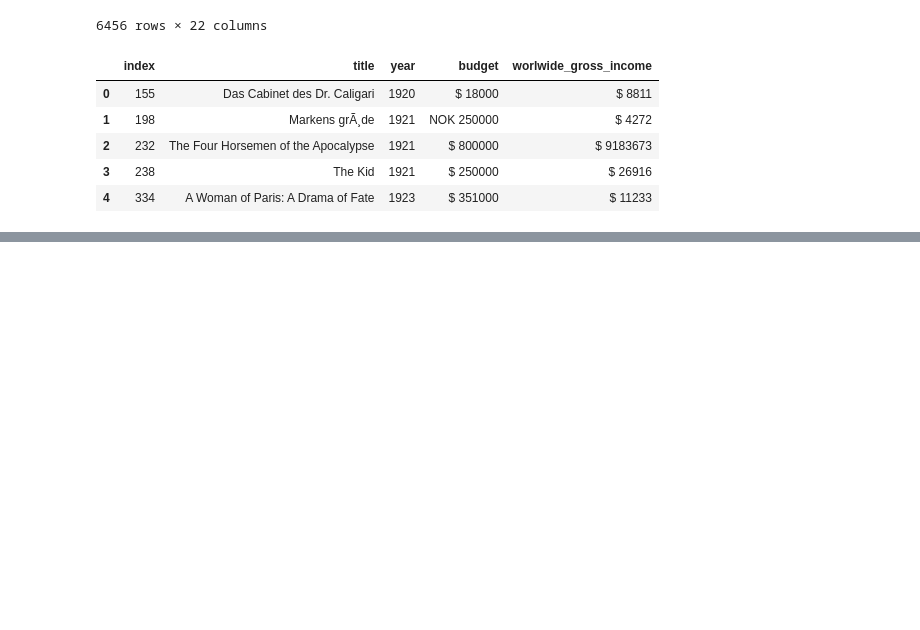
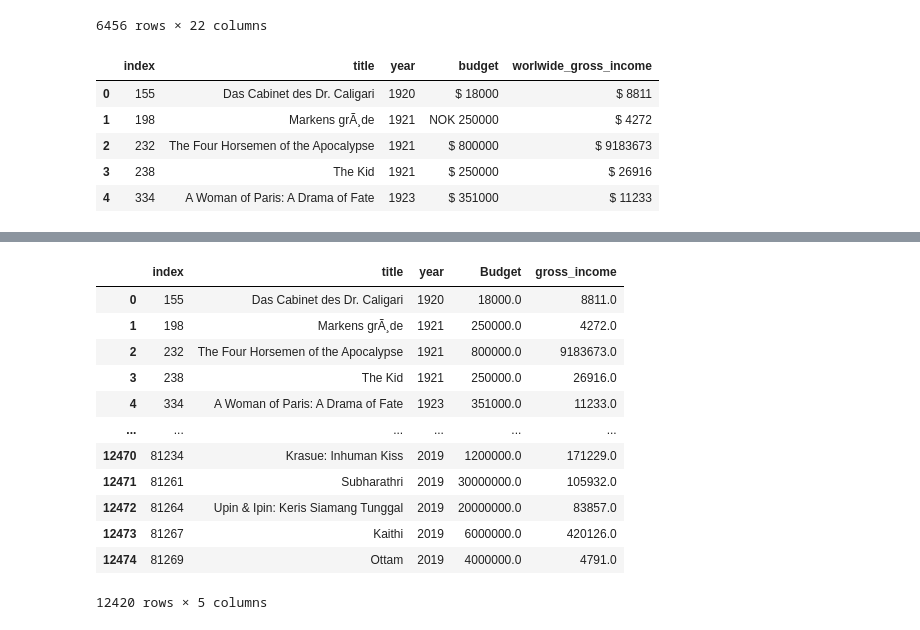
Before and after one commit to Wes90/FilmFiends, a Jupyter notebook: Resources/movies.ipynb, the cells around one changed output, grey strips where cells are left out. Drawn from its saved outputs; the diff is of its cells as text; code cells hidden in the pictures; blank space fills up the shorter version.

```diff
--- a/Resources/movies.ipynb
+++ b/Resources/movies.ipynb
@@ -162,0 +132,18 @@ movies_dates_clean_2
+# %%
+#filter for budget >$1000, because that's what I did to the other dataset
+movies_df_clean3=movies_df_clean2[movies_df_clean2['Budget']>1000.0]
+movies_df_clean3
+# %% [output]
+|  | index | title | year | Budget | gross_income |
+| 0 | 155 | Das Cabinet des Dr. Caligari | 1920 | 18000.0 | 8811.0 |
+| 1 | 198 | Markens grÃ¸de | 1921 | 250000.0 | 4272.0 |
+| 2 | 232 | The Four Horsemen of the Apocalypse | 1921 | 800000.0 | 9183673.0 |
+| 3 | 238 | The Kid | 1921 | 250000.0 | 26916.0 |
+| 4 | 334 | A Woman of Paris: A Drama of Fate | 1923 | 351000.0 | 11233.0 |
+| ... | ... | ... | ... | ... | ... |
+| 12470 | 81234 | Krasue: Inhuman Kiss | 2019 | 1200000.0 | 171229.0 |
+| 12471 | 81261 | Subharathri | 2019 | 30000000.0 | 105932.0 |
+| 12472 | 81264 | Upin & Ipin: Keris Siamang Tunggal | 2019 | 20000000.0 | 83857.0 |
+| 12473 | 81267 | Kaithi | 2019 | 6000000.0 | 420126.0 |
+| 12474 | 81269 | Ottam | 2019 | 4000000.0 | 4791.0 |
+12420 rows × 5 columns
```
Also changed, not shown: parts of 13 cells of this notebook, 5 other files.
